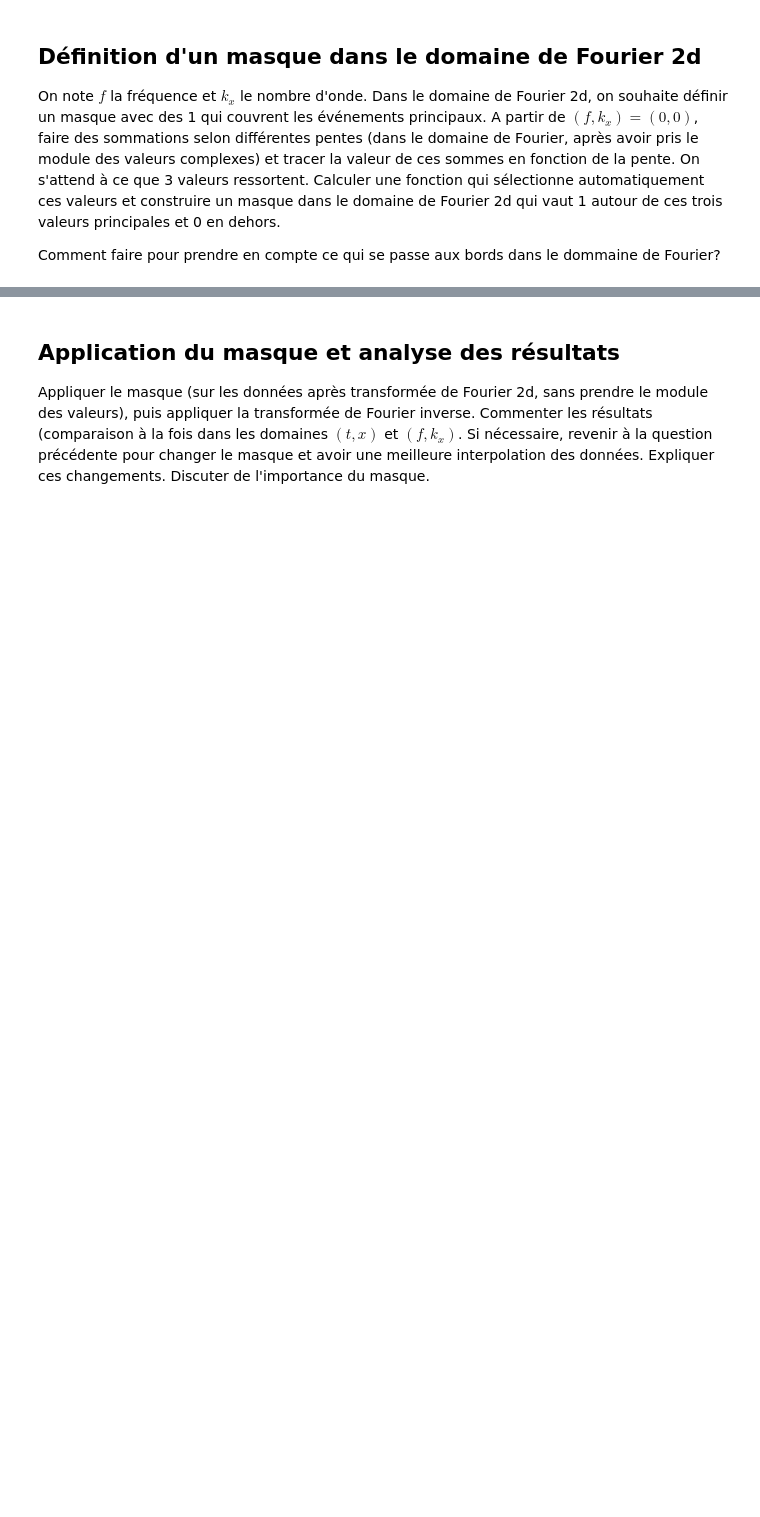
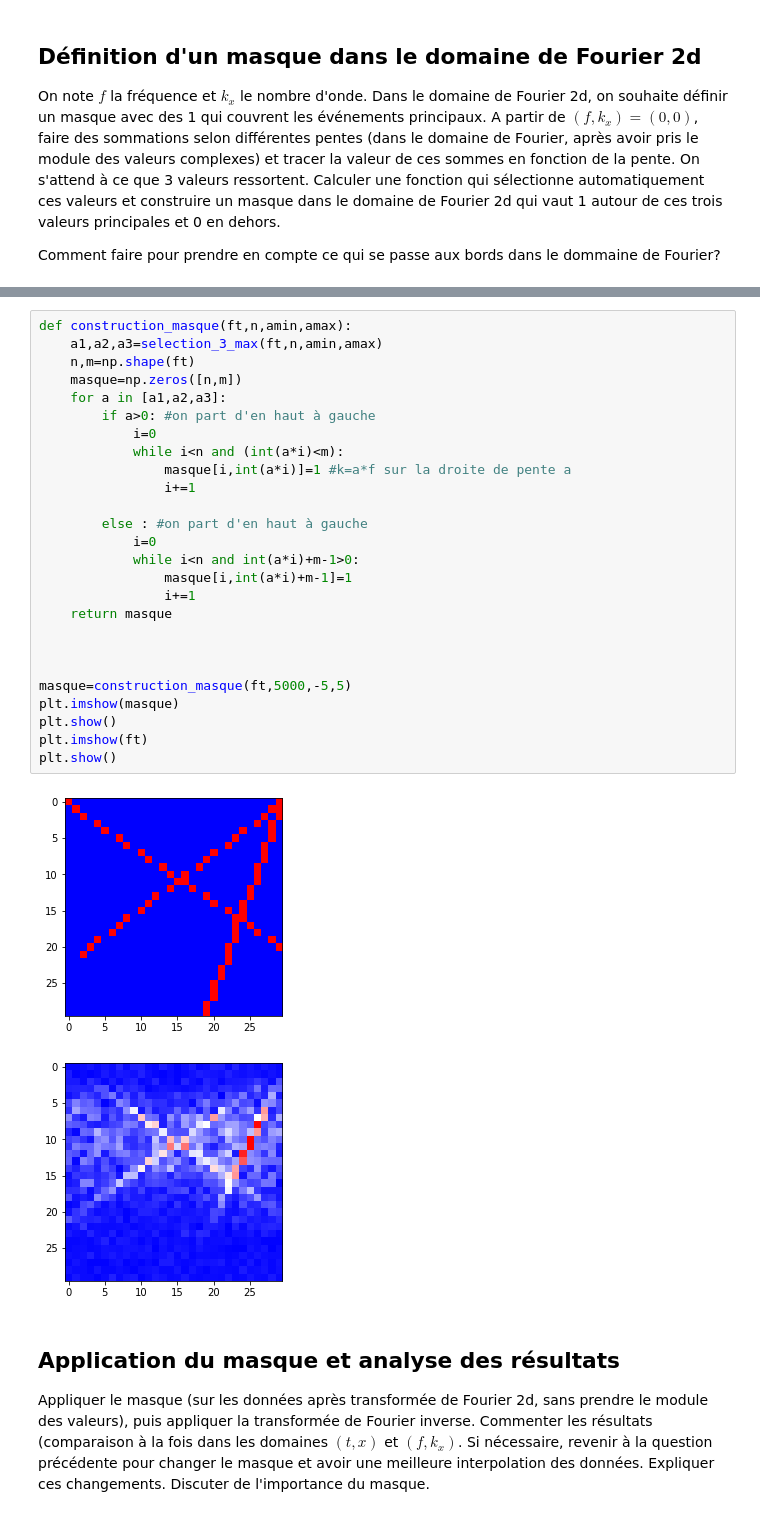
Before and after one commit to AlexiaALLAL/Mini-projet-traitement-signal-Alexia-Joris, a Jupyter notebook: mini_projet_groupe3.ipynb, the cells around one changed output, grey strips where cells are left out. Saved outputs shown, nothing was run; the diff lists cells and outputs as text; blank space fills up the shorter version.

```diff
--- a/mini_projet_groupe3.ipynb
+++ b/mini_projet_groupe3.ipynb
@@ -267,3 +341,32 @@ Comment faire pour prendre en compte ce qui se passe aux bords dans le dommaine
+# %%
+def construction_masque(ft,n,amin,amax):
+    a1,a2,a3=selection_3_max(ft,n,amin,amax)
+    n,m=np.shape(ft)
+    masque=np.zeros([n,m])
+    for a in [a1,a2,a3]:
+        if a>0: #on part d'en haut à gauche
+            i=0
+            while i<n and (int(a*i)<m):
+                masque[i,int(a*i)]=1 #k=a*f sur la droite de pente a
+                i+=1
+
+        else : #on part d'en haut à gauche
+            i=0
+            while i<n and int(a*i)+m-1>0:
+                masque[i,int(a*i)+m-1]=1
+                i+=1
+    return masque
+
+
+
+masque=construction_masque(ft,5000,-5,5)
+plt.imshow(masque)
+plt.show()
+plt.imshow(ft)
+plt.show()
+# %% [output]
+[figure, added]
+[figure, added]
 # %% [markdown]
 ## Application du masque et analyse des résultats
 Appliquer le masque (sur les données après transformée de Fourier 2d, sans prendre le module des valeurs), puis appliquer la transformée de Fourier inverse. Commenter les résultats (comparaison à la fois dans les domaines $(t,x)$ et $(f,k_x)$. Si nécessaire, revenir à la question précédente pour changer le masque et avoir une meilleure interpolation des données. Expliquer ces changements. Discuter de l'importance du masque.
```
Also changed, not shown: parts of 12 cells of this notebook.
